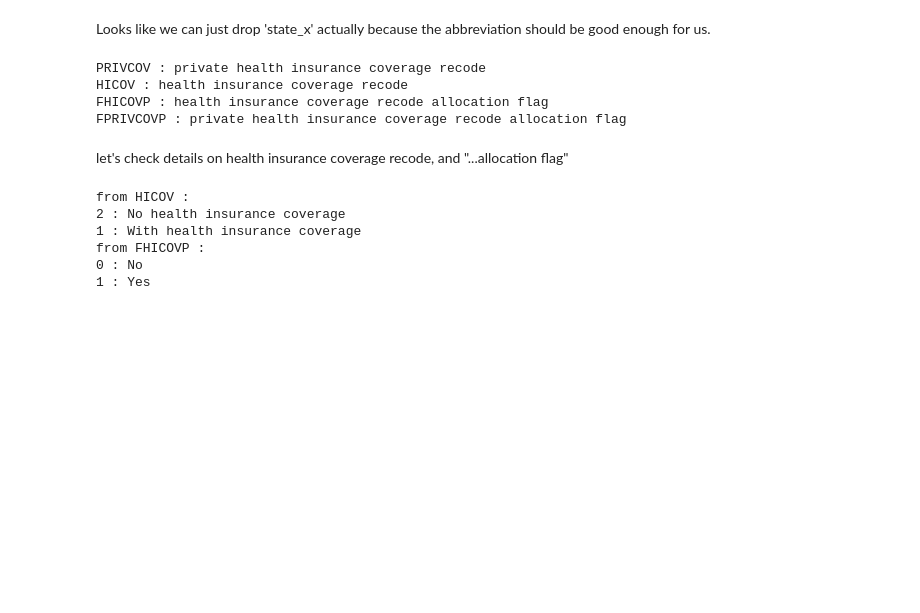
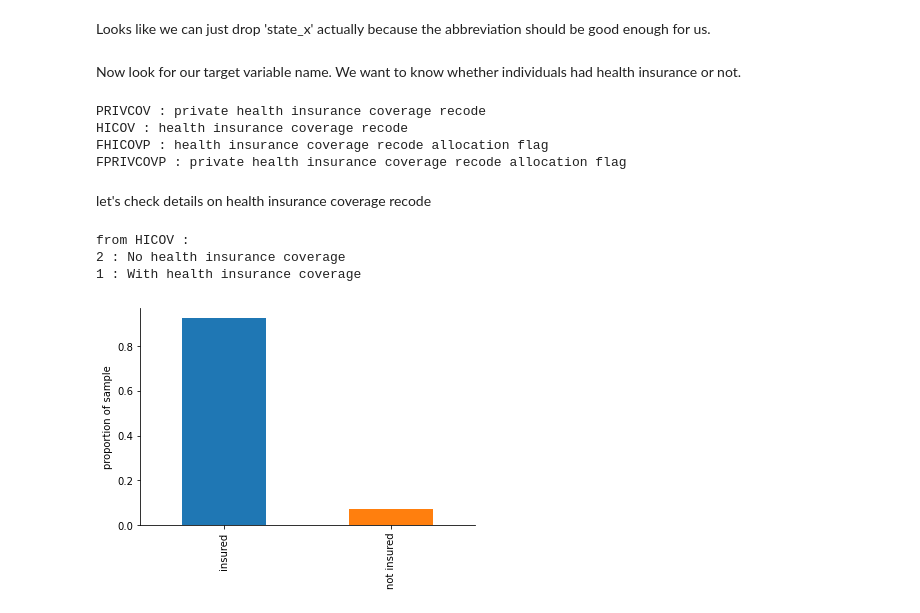
Before and after one commit to kadougherty/census_healthinsurance, a Jupyter notebook: census_healthinsurance_datawrangling.ipynb, the cells around one changed output. Cells and saved outputs as stored; diff of their text form; code cells hidden in the pictures; blank space fills up the shorter version.

```diff
--- a/census_healthinsurance_datawrangling.ipynb
+++ b/census_healthinsurance_datawrangling.ipynb
@@ -25,21 +25,5 @@ from dotenv import load_dotenv
 There are hundreds of variables in the PUMS dataset. Load in the variable names (code) and their descriptions (label) from the API.
 # %%
 # load variable names from census PUMS (public use microsample) API
-load_dotenv()
-API_KEY  = os.getenv('CENSUS_API_KEY')
-host     = 'https://api.census.gov/data'
-year     = 2019
-dataset  = 'acs/acs1/pums/variables'
-base_url = "/".join([host, str(year), dataset])
-r        = requests.get(base_url)
-rlists   = r.json()
-code     = [item[0] for item in rlists if item[0].isupper()] #code in API
-label    = [item[1].lower() for item in rlists if item[0].isupper()] # description for each code
-nsamples = 500
-
-codedict = {} # redudant with code, label but may make life easier later on
-count    = 0
-for lab in label:
-    codedict[code[count]] = lab
-    count += 1
+codedict = utils.getCodeDictionary()
 # %%
@@ -213,4 +118,6 @@ data_all[['state_x','STATE']].head()
 Looks like we can just drop 'state_x' actually because the abbreviation should be good enough for us.
 # %%
 data_all.drop(['state_x','BST','ST'],axis=1,inplace=True)
+# %% [markdown]
+Now look for our target variable name. We want to know whether individuals had health insurance or not.
 # %%
@@ -224,23 +132,14 @@ HICOV : health insurance coverage recode
 FHICOVP : health insurance coverage recode allocation flag
 FPRIVCOVP : private health insurance coverage recode allocation flag
 # %% [markdown]
-let's check details on health insurance coverage recode, and "...allocation flag"
+let's check details on health insurance coverage recode
 # %%
 codename = 'HICOV'
-details = variableDetails(codename)
+details = utils.variableDetails(codename)
 print('from ' + codename + ' : ')
 for key,value in details['values']['item'].items():
     print(key, ':', value)
-
-codename = 'FHICOVP'
-print('from ' + codename + ' : ')
-details = variableDetails(codename)
-for key,value in details['values']['item'].items():
-    print(key, ':', value)
 # %% [output]
 from HICOV :
 2 : No health insurance coverage
 1 : With health insurance coverage
-from FHICOVP :
-0 : No
-1 : Yes
@@ -246,0 +148,11 @@ from FHICOVP :
+# %%
+# relabel values to match no insurance (0) or insurance (1)
+data_all[codename] = data_all[codename].replace({2:0})
+data_all[codename].value_counts(normalize=True).plot.bar(color=['C0', 'C1'])
+sns.despine()
+plt.rc('font',size=20)
+plt.ylabel('proportion of sample')
+plt.xticks([0,1],['insured','not insured'])
+plt.show()
+# %% [output]
+[figure, added]
```
Also changed, not shown: parts of 34 cells of this notebook, 6 other files.
